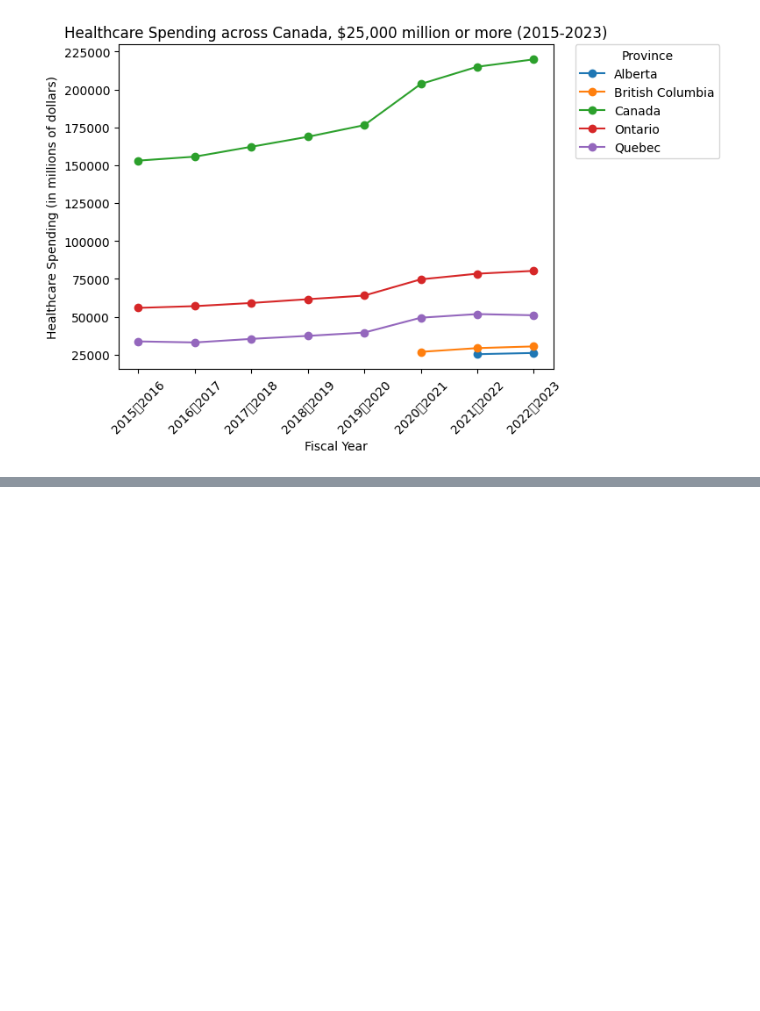
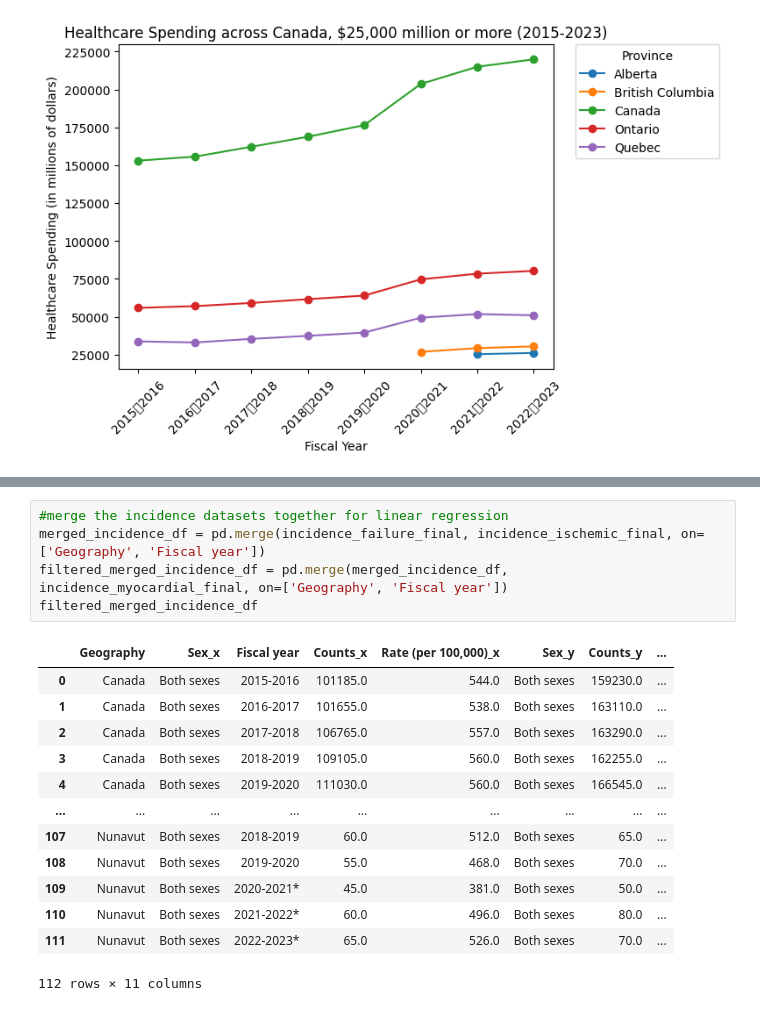
Before and after one commit to MuskanNarwal/Group-Project-3, a Jupyter notebook: Data Cleaning/cleaning.ipynb, the cells around one changed output, grey strips where cells are left out. Drawn from its saved outputs; the diff is of its cells as text; blank space fills up the shorter version.

```diff
--- a/Data Cleaning/cleaning.ipynb
+++ b/Data Cleaning/cleaning.ipynb
@@ -818,0 +821,19 @@ plt.show()
+# %%
+#merge the incidence datasets together for linear regression
+merged_incidence_df = pd.merge(incidence_failure_final, incidence_ischemic_final, on=['Geography', 'Fiscal year'])
+filtered_merged_incidence_df = pd.merge(merged_incidence_df, incidence_myocardial_final, on=['Geography', 'Fiscal year'])
+filtered_merged_incidence_df
+# %% [output]
+|  | Geography | Sex_x | Fiscal year | Counts_x | Rate (per 100,000)_x | Sex_y | Counts_y | ... |
+| 0 | Canada | Both sexes | 2015-2016 | 101185.0 | 544.0 | Both sexes | 159230.0 | ... |
+| 1 | Canada | Both sexes | 2016-2017 | 101655.0 | 538.0 | Both sexes | 163110.0 | ... |
+| 2 | Canada | Both sexes | 2017-2018 | 106765.0 | 557.0 | Both sexes | 163290.0 | ... |
+| 3 | Canada | Both sexes | 2018-2019 | 109105.0 | 560.0 | Both sexes | 162255.0 | ... |
+| 4 | Canada | Both sexes | 2019-2020 | 111030.0 | 560.0 | Both sexes | 166545.0 | ... |
+| ... | ... | ... | ... | ... | ... | ... | ... | ... |
+| 107 | Nunavut | Both sexes | 2018-2019 | 60.0 | 512.0 | Both sexes | 65.0 | ... |
+| 108 | Nunavut | Both sexes | 2019-2020 | 55.0 | 468.0 | Both sexes | 70.0 | ... |
+| 109 | Nunavut | Both sexes | 2020-2021* | 45.0 | 381.0 | Both sexes | 50.0 | ... |
+| 110 | Nunavut | Both sexes | 2021-2022* | 60.0 | 496.0 | Both sexes | 80.0 | ... |
+| 111 | Nunavut | Both sexes | 2022-2023* | 65.0 | 526.0 | Both sexes | 70.0 | ... |
+112 rows × 11 columns
```
Also changed, not shown: parts of 4 cells of this notebook, 4 other files.
